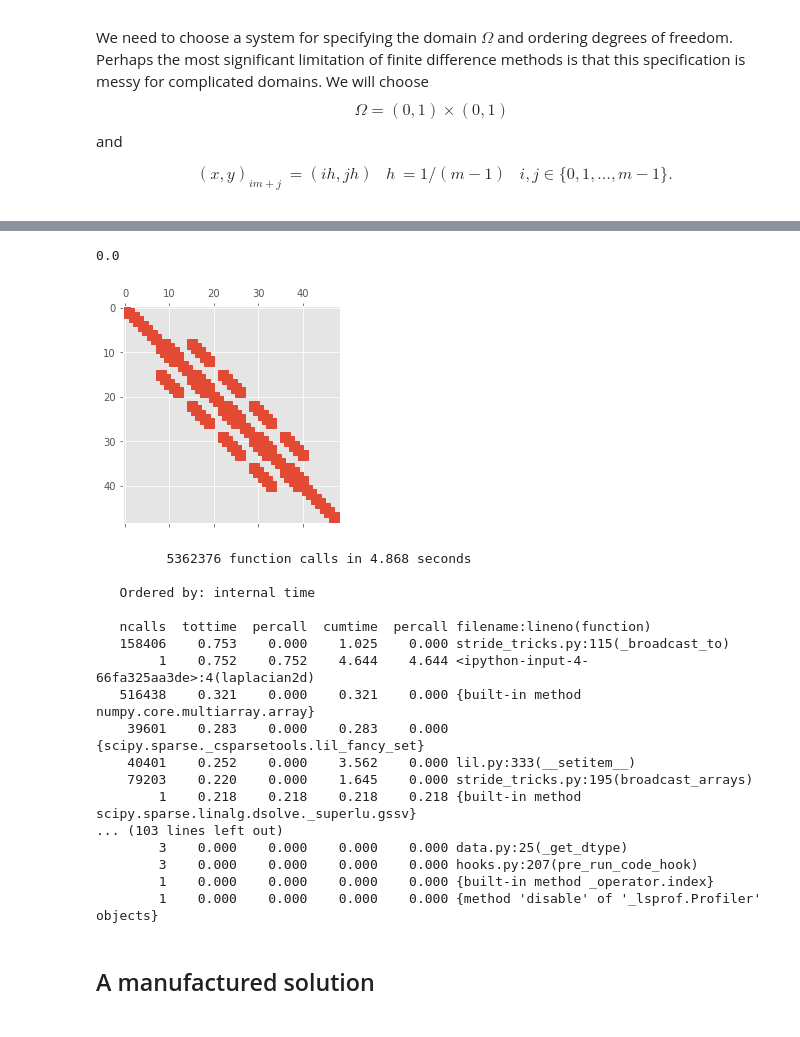
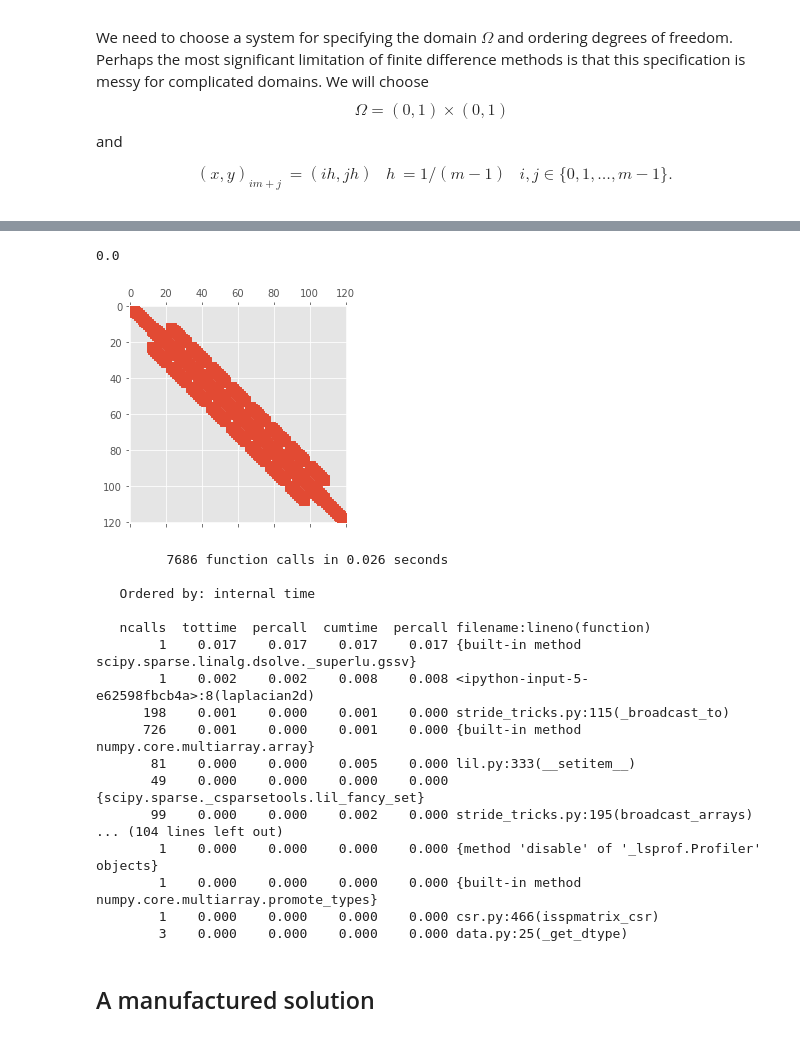
Before and after one commit to gandhiy/numpde, a Jupyter notebook: FD2D.ipynb, the cells around one changed output, grey strips where cells are left out. Saved outputs shown, nothing was run; the diff lists cells and outputs as text; code cells hidden in the pictures.

Commit message:
Notes and updates on the notebooks

```diff
--- a/FD2D.ipynb
+++ b/FD2D.ipynb
@@ -35,11 +35,15 @@ def laplacian2d_dense(h, f, g0):
     u0 = g0(x, y).flatten()
     rhs = f(x, y).flatten()
     A = numpy.zeros((m*m, m*m))
+
+
     def idx(i, j):
         return i*m + j
+
     for i in range(m):
         for j in range(m):
             row = idx(i, j)
+            #check for boundary conditions
             if i in (0, m-1) or j in (0, m-1):
                 A[row, row] = 1
                 rhs[row] = u0[row]
@@ -50,7 +54,7 @@ def laplacian2d_dense(h, f, g0):
                 A[row, cols] = stencil
     return x, y, A, rhs
 
-x, y, A, rhs = laplacian2d_dense(.1, lambda x,y: 0*x+1, lambda x,y: 0*x)
-
+x, y, A, rhs = laplacian2d_dense(.0125, lambda x,y: 0*x+1, lambda x,y: 0*x)
+numpy.set_printoptions(threshold=numpy.nan)
 pyplot.spy(A);
 # %% [output]
@@ -66,7 +70,7 @@ pyplot.colorbar();
 import cProfile
 prof = cProfile.Profile()
 prof.enable()
-x, y, A, rhs = laplacian2d_dense(.0125, lambda x,y: 0*x+1, lambda x,y: 0*x)
+x, y, A, rhs = laplacian2d_dense(.125, lambda x,y: 0*x+1, lambda x,y: 0*x)
 u = numpy.linalg.solve(A, rhs).reshape(x.shape)
 prof.disable()
 prof.print_stats(sort='tottime')
@@ -91,7 +95,11 @@ prof.print_stats(sort='tottime')
 # %%
 import scipy.sparse as sp
 import scipy.sparse.linalg
+'''
+NOTE: Why don't we construct A without considering
+boundary conditions first, then replace the rows
 
+'''
 def laplacian2d(h, f, g0):
     m = int(1/h + 1)  # Number of elements in terms of nominal grid spacing h
     h = 1 / (m-1)     # Actual grid spacing
@@ -99,63 +107,78 @@ def laplacian2d(h, f, g0):
     y, x = numpy.meshgrid(c, c)
     u0 = g0(x, y).flatten()
     rhs = f(x, y).flatten()
+    '''
+    https://docs.scipy.org/doc/scipy-0.19.1/reference/generated/scipy.sparse.lil_matrix.html:
+
+    Note that inserting a single item can take linear time in the worst case;
+    to construct a matrix efficiently, make sure the items are pre-sorted
+    by index, per row.
+    '''
     A = sp.lil_matrix((m*m, m*m))
+
     def idx(i, j):
         return i*m + j
+
     mask = numpy.zeros_like(x, dtype=int)
     mask[1:-1,1:-1] = 1
     mask = mask.flatten()
     for i in range(m):
         for j in range(m):
             row = idx(i, j)
             stencili = numpy.array([idx(*pair) for pair in
                                     [(i-1, j), (i, j-1),
                                      (i, j),
                                      (i, j+1), (i+1, j)]])
             stencilw = 1/h**2 * numpy.array([-1, -1, 4, -1, -1])
-            if mask[row] == 0: # Dirichlet boundary
+
+            # Dirichlet boundary
+            if mask[row] == 0:
                 A[row, row] = 1
                 rhs[row] = u0[row]
             else:
+                #extract the corresponding mask values using the stencil
                 smask = mask[stencili]
+                #use only non boundary values
                 cols = stencili[smask == 1]
+                #construct A for values that don't lie in the boundary
                 A[row, cols] = stencilw[smask == 1]
                 bdycols = stencili[smask == 0]
                 rhs[row] -= stencilw[smask == 0] @ u0[bdycols]
     return x, y, A.tocsr(), rhs
 
-x, y, A, rhs = laplacian2d(.15, lambda x,y: 0*x+1, lambda x,y: 0*x)
+x, y, A, rhs = laplacian2d(.1, lambda x,y: 0*x+1, lambda x,y: 0*x)
 
 pyplot.spy(A);
 sp.linalg.norm(A - A.T)
 # %% [output]
 0.0
-[figure, old version]
+[figure, new version]
 # %%
 prof = cProfile.Profile()
+#encase code in the enable and disable methods to time them
 prof.enable()
-x, y, A, rhs = laplacian2d(.005, lambda x,y: 0*x+1, lambda x,y: 0*x)
+x, y, A, rhs = laplacian2d(.125, lambda x,y: 0*x+1, lambda x,y: 0*x)
 u = sp.linalg.spsolve(A, rhs).reshape(x.shape)
 prof.disable()
 prof.print_stats(sort='tottime')
 # %% [output]
-         5362376 function calls in 4.868 seconds
+         7686 function calls in 0.026 seconds
 
    Ordered by: internal time
 
    ncalls  tottime  percall  cumtime  percall filename:lineno(function)
-   158406    0.753    0.000    1.025    0.000 stride_tricks.py:115(_broadcast_to)
-        1    0.752    0.752    4.644    4.644 <ipython-input-4-66fa325aa3de>:4(laplacian2d)
-   516438    0.321    0.000    0.321    0.000 {built-in method numpy.core.multiarray.array}
-    39601    0.283    0.000    0.283    0.000 {scipy.sparse._csparsetools.lil_fancy_set}
-    40401    0.252    0.000    3.562    0.000 lil.py:333(__setitem__)
-    79203    0.220    0.000    1.645    0.000 stride_tricks.py:195(broadcast_arrays)
-        1    0.218    0.218    0.218    0.218 {built-in method scipy.sparse.linalg.dsolve._superlu.gssv}
-... (103 lines left out)
+        1    0.017    0.017    0.017    0.017 {built-in method scipy.sparse.linalg.dsolve._superlu.gssv}
+        1    0.002    0.002    0.008    0.008 <ipython-input-5-e62598fbcb4a>:8(laplacian2d)
+      198    0.001    0.000    0.001    0.000 stride_tricks.py:115(_broadcast_to)
+      726    0.001    0.000    0.001    0.000 {built-in method numpy.core.multiarray.array}
+       81    0.000    0.000    0.005    0.000 lil.py:333(__setitem__)
+       49    0.000    0.000    0.000    0.000 {scipy.sparse._csparsetools.lil_fancy_set}
+       99    0.000    0.000    0.002    0.000 stride_tricks.py:195(broadcast_arrays)
+... (104 lines left out)
+        1    0.000    0.000    0.000    0.000 {method 'disable' of '_lsprof.Profiler' objects}
+        1    0.000    0.000    0.000    0.000 {built-in method numpy.core.multiarray.promote_types}
+        1    0.000    0.000    0.000    0.000 csr.py:466(isspmatrix_csr)
         3    0.000    0.000    0.000    0.000 data.py:25(_get_dtype)
-        3    0.000    0.000    0.000    0.000 hooks.py:207(pre_run_code_hook)
-        1    0.000    0.000    0.000    0.000 {built-in method _operator.index}
-        1    0.000    0.000    0.000    0.000 {method 'disable' of '_lsprof.Profiler' objects}
 # %% [markdown]
 ## A manufactured solution
 # %%
```
Also changed, not shown: parts of 17 cells of this notebook, 7 other files.
